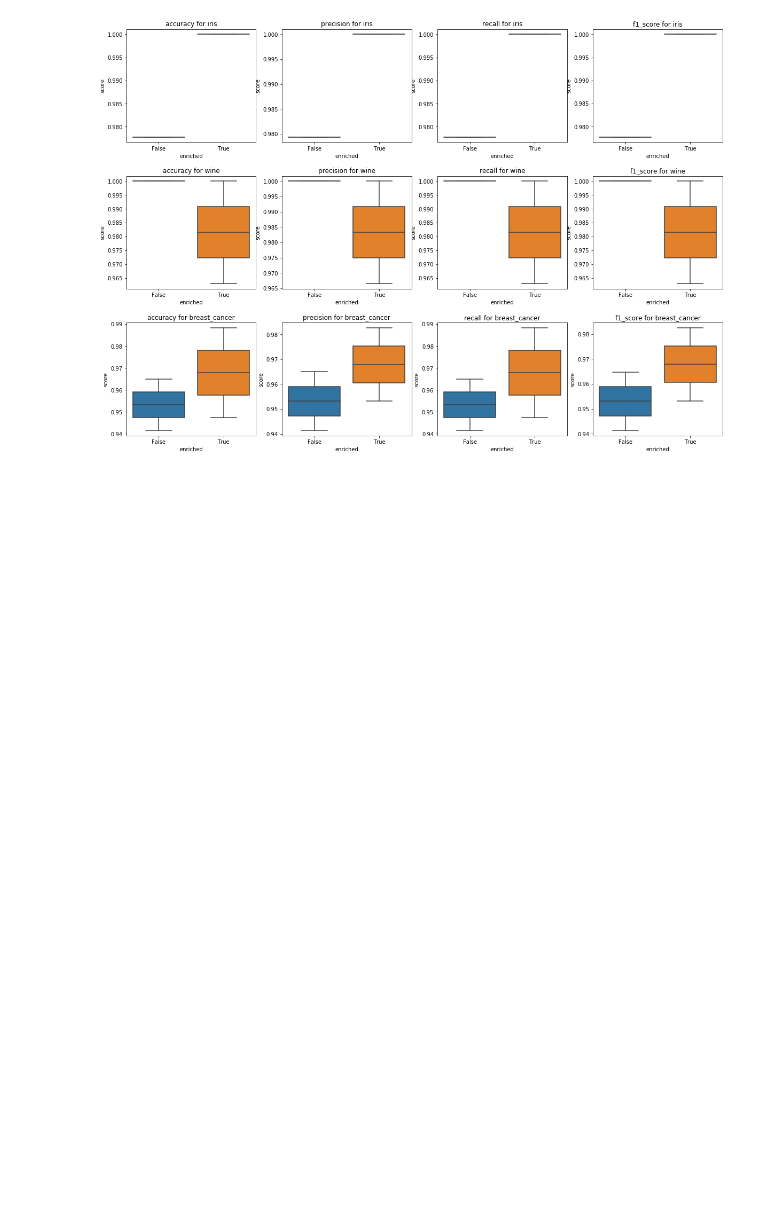
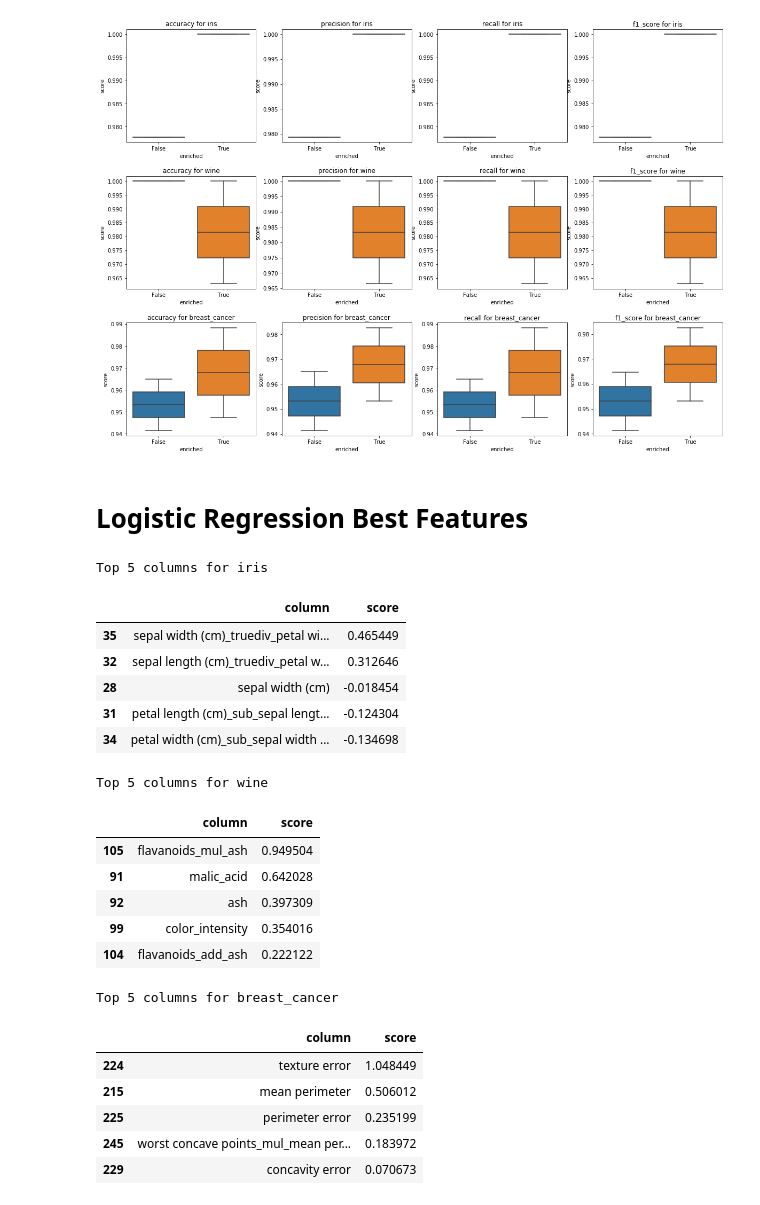
Before and after one commit to rossrco/experiments, a Jupyter notebook: machine_learning_combinatorics/feature_engineer_testing.ipynb, the cells around one changed output. Cells and saved outputs as stored; diff of their text form; code cells hidden in the pictures; blank space fills up the shorter version.

```diff
--- a/machine_learning_combinatorics/feature_engineer_testing.ipynb
+++ b/machine_learning_combinatorics/feature_engineer_testing.ipynb
@@ -202,3 +224,37 @@ for dataset in results.dataset.unique():
 plt.subplots_adjust(hspace = 0.3)
 # %% [output]
 [figure]
+# %% [markdown]
+# Logistic Regression Best Features
+# %%
+n = 5
+for dataset in model_columns.dataset.unique():
+    print('Top %s columns for %s' % (n, dataset))
+    display(model_columns[(model_columns.enriched == True) &
+                          (model_columns.metric == 'f1_score') &
+                          (model_columns.dataset == dataset)]\
+            [['column', 'score']]\
+            .sort_values(by = ['score'],
+                         ascending = False)[:n])
+# %% [output]
+Top 5 columns for iris
+|  | column | score |
+| 35 | sepal width (cm)_truediv_petal wi... | 0.465449 |
+| 32 | sepal length (cm)_truediv_petal w... | 0.312646 |
+| 28 | sepal width (cm) | -0.018454 |
+| 31 | petal length (cm)_sub_sepal lengt... | -0.124304 |
+| 34 | petal width (cm)_sub_sepal width ... | -0.134698 |
+Top 5 columns for wine
+|  | column | score |
+| 105 | flavanoids_mul_ash | 0.949504 |
+| 91 | malic_acid | 0.642028 |
+| 92 | ash | 0.397309 |
+| 99 | color_intensity | 0.354016 |
+| 104 | flavanoids_add_ash | 0.222122 |
+Top 5 columns for breast_cancer
+|  | column | score |
+| 224 | texture error | 1.048449 |
+| 215 | mean perimeter | 0.506012 |
+| 225 | perimeter error | 0.235199 |
+| 245 | worst concave points_mul_mean per... | 0.183972 |
+| 229 | concavity error | 0.070673 |
```
Also changed, not shown: parts of 3 cells of this notebook.
